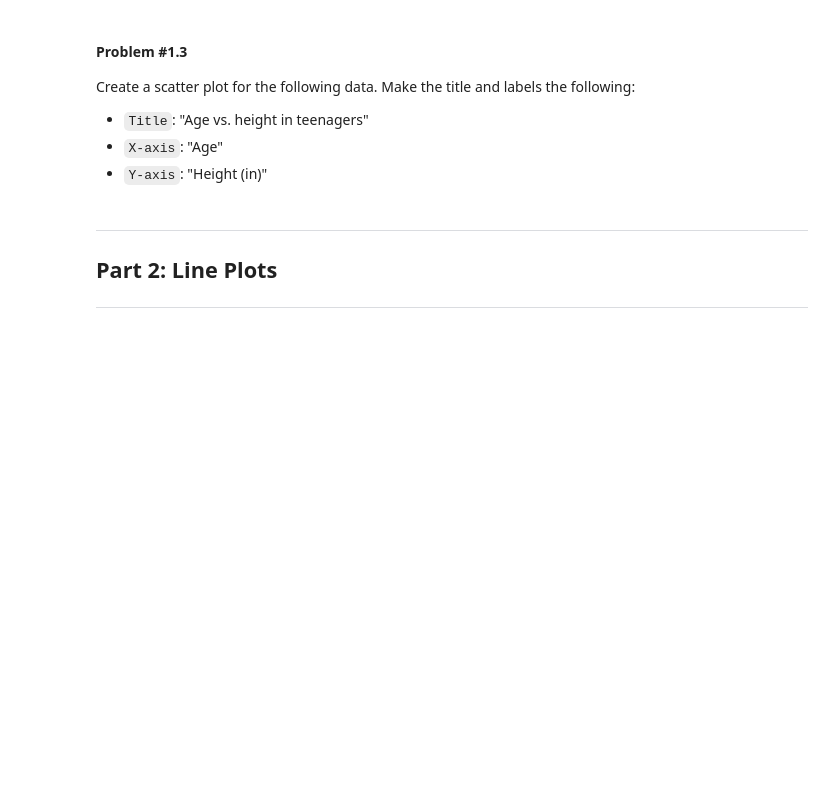
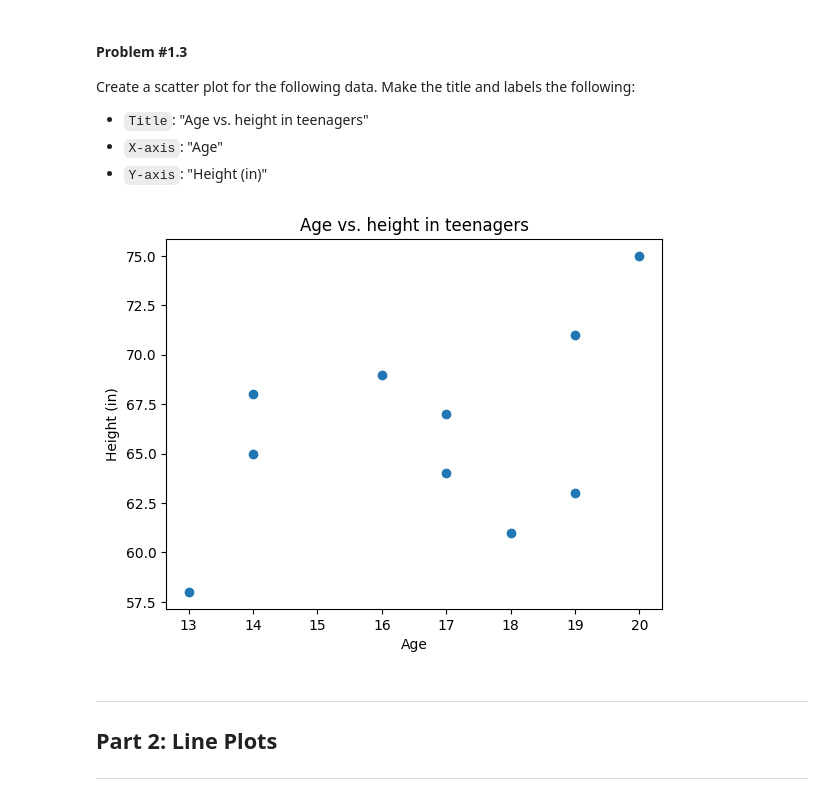
Before and after one commit to itsoreohi/ai, a Jupyter notebook: TRAIN_YLC_Week_5_Homework_Notebook_[STUDENT].ipynb, the cells around one changed output. Cells and saved outputs as stored; diff of their text form; code cells hidden in the pictures; blank space fills up the shorter version.

```diff
--- a/TRAIN_YLC_Week_5_Homework_Notebook_[STUDENT].ipynb
+++ b/TRAIN_YLC_Week_5_Homework_Notebook_[STUDENT].ipynb
@@ -93,8 +111,20 @@ Create a scatter plot for the following data. Make the title and labels the foll
 * `Y-axis`: "Height (in)"
 # %%
 age = [14, 14, 13, 18, 17, 20, 17, 16, 19, 19]
-height = [65, 68, 58, 61, 64, 75, 67, 69, 71, 63] #in inches
-# Scatter Plot
+height = [65, 68, 58, 61, 64, 75, 67, 69, 71, 63]  # in inches
+
+# Create scatter plot
+plt.scatter(age, height)
+
+# Add labels and title
+plt.title("Age vs. height in teenagers")
+plt.xlabel("Age")
+plt.ylabel("Height (in)")
+
+# Show plot
+plt.show()
+# %% [output]
+[figure, added]
 # %% [markdown]
 <a name="p2"></a>
 
```
Also changed, not shown: parts of 12 cells of this notebook.
